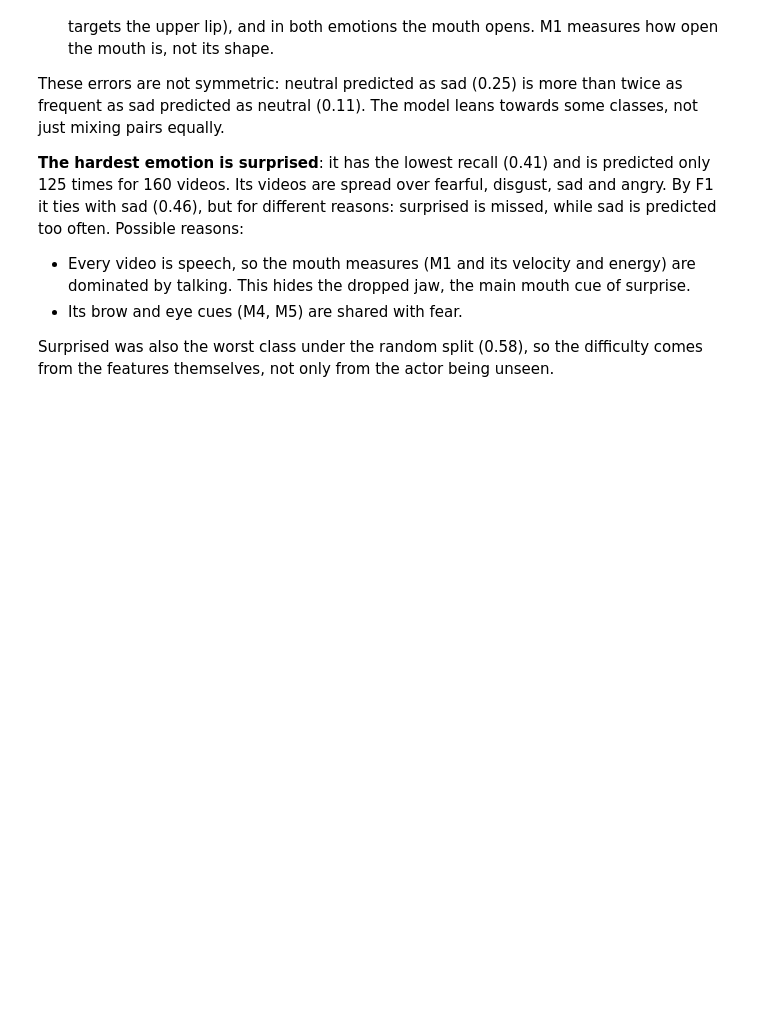
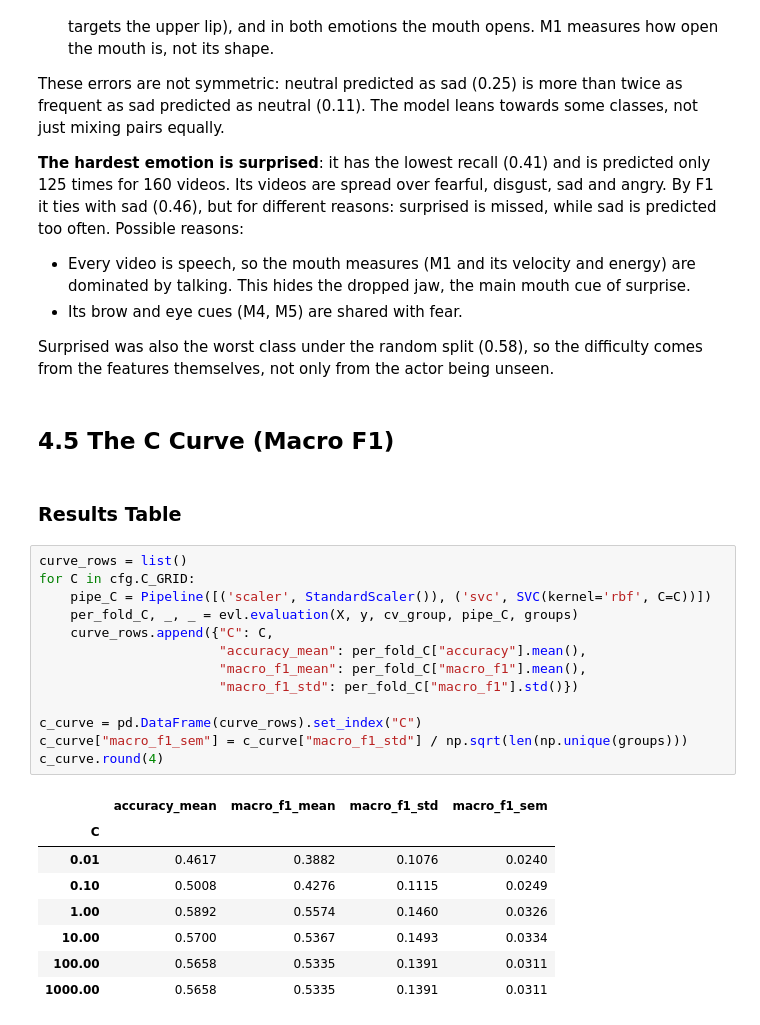
Before and after one commit to migasantunes/Emotion_Recognition, a Jupyter notebook: notebooks/04_evaluation.ipynb, the cells around one changed output. Drawn from its saved outputs; the diff is of its cells as text; blank space fills up the shorter version.

```diff
--- a/notebooks/04_evaluation.ipynb
+++ b/notebooks/04_evaluation.ipynb
@@ -322,3 +323,29 @@ These errors are not symmetric: neutral predicted as sad (0.25) is more than twi
 - Its brow and eye cues (M4, M5) are shared with fear.
 
 Surprised was also the worst class under the random split (0.58), so the difficulty comes from the features themselves, not only from the actor being unseen.
+# %% [markdown]
+## 4.5 The C Curve (Macro F1)
+# %% [markdown]
+### Results Table
+# %%
+curve_rows = list()
+for C in cfg.C_GRID:
+    pipe_C = Pipeline([('scaler', StandardScaler()), ('svc', SVC(kernel='rbf', C=C))])
+    per_fold_C, _, _ = evl.evaluation(X, y, cv_group, pipe_C, groups)
+    curve_rows.append({"C": C,
+                       "accuracy_mean": per_fold_C["accuracy"].mean(),
+                       "macro_f1_mean": per_fold_C["macro_f1"].mean(),
+                       "macro_f1_std": per_fold_C["macro_f1"].std()})
+
+c_curve = pd.DataFrame(curve_rows).set_index("C")
+c_curve["macro_f1_sem"] = c_curve["macro_f1_std"] / np.sqrt(len(np.unique(groups)))
+c_curve.round(4)
+# %% [output]
+|  | accuracy_mean | macro_f1_mean | macro_f1_std | macro_f1_sem |
+| C |  |  |  |  |
+| 0.01 | 0.4617 | 0.3882 | 0.1076 | 0.0240 |
+| 0.10 | 0.5008 | 0.4276 | 0.1115 | 0.0249 |
+| 1.00 | 0.5892 | 0.5574 | 0.1460 | 0.0326 |
+| 10.00 | 0.5700 | 0.5367 | 0.1493 | 0.0334 |
+| 100.00 | 0.5658 | 0.5335 | 0.1391 | 0.0311 |
+| 1000.00 | 0.5658 | 0.5335 | 0.1391 | 0.0311 |
```
Also changed, not shown: parts of 15 cells of this notebook.
